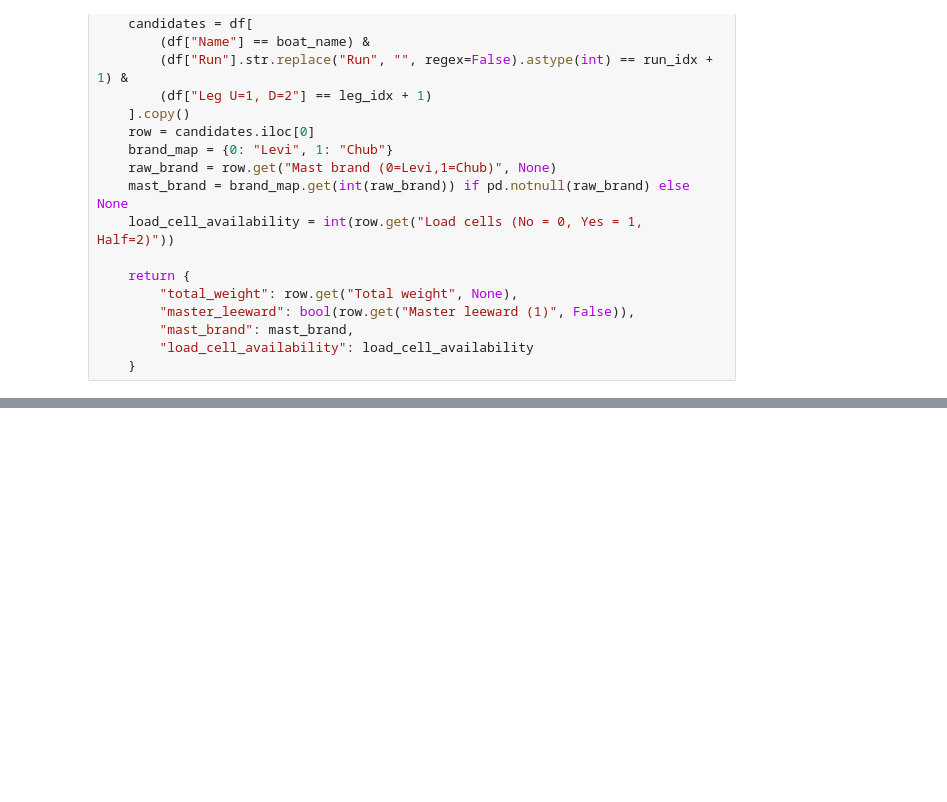
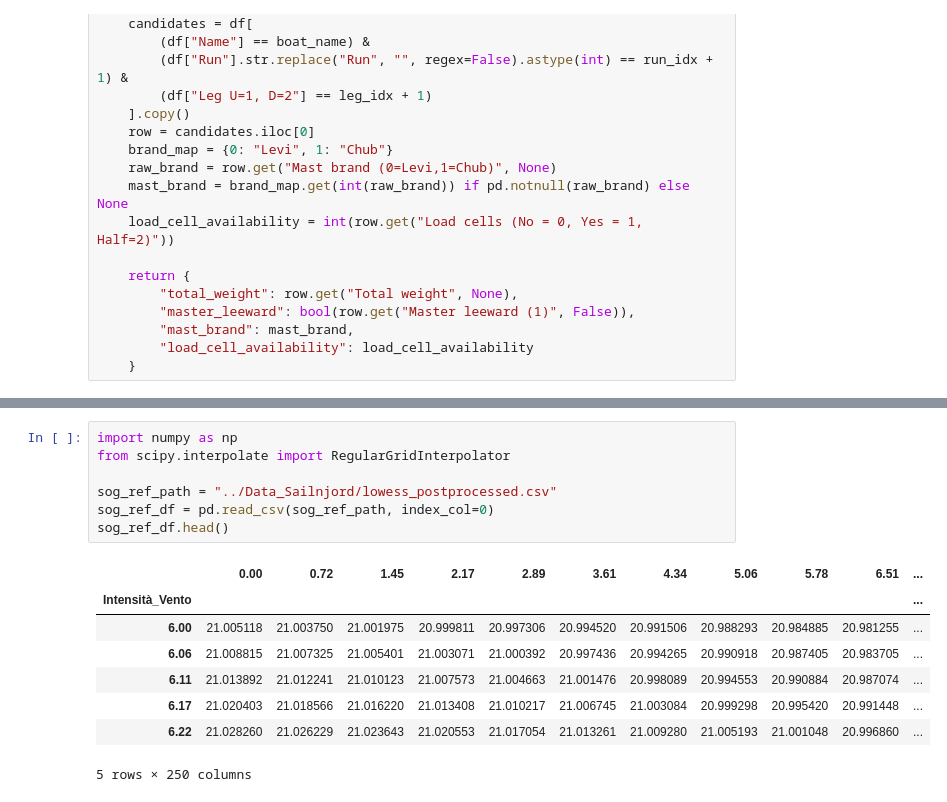
Before and after one commit to RomainCorbel/FormulaKiteDataAnalysis, a Jupyter notebook: Straight Run_hyeres/AddInfoToSummary.ipynb, the cells around one changed output, grey strips where cells are left out. Cells and saved outputs as stored; diff of their text form; blank space fills up the shorter version.

```diff
--- a/Straight Run_hyeres/AddInfoToSummary.ipynb
+++ b/Straight Run_hyeres/AddInfoToSummary.ipynb
@@ -107,3 +126,19 @@ print(f"✅ Résumé enrichi sauvé dans {output_file}")
 ../Data_Sailnjord/Hyères November 2025/Straight_lines\26_11_2025\Interview and equipment
 ../Data_Sailnjord/Hyères November 2025/Straight_lines\27_11_2025\Interview and equipment
 ✅ Résumé enrichi sauvé dans summary_enriched.json
+# %%
+import numpy as np
+from scipy.interpolate import RegularGridInterpolator
+
+sog_ref_path = "../Data_Sailnjord/lowess_postprocessed.csv"
+sog_ref_df = pd.read_csv(sog_ref_path, index_col=0)
+sog_ref_df.head()
+# %% [output]
+|  | 0.00 | 0.72 | 1.45 | 2.17 | 2.89 | 3.61 | 4.34 | 5.06 | 5.78 | 6.51 | ... |
+| Intensità_Vento |  |  |  |  |  |  |  |  |  |  | ... |
+| 6.00 | 21.005118 | 21.003750 | 21.001975 | 20.999811 | 20.997306 | 20.994520 | 20.991506 | 20.988293 | 20.984885 | 20.981255 | ... |
+| 6.06 | 21.008815 | 21.007325 | 21.005401 | 21.003071 | 21.000392 | 20.997436 | 20.994265 | 20.990918 | 20.987405 | 20.983705 | ... |
+| 6.11 | 21.013892 | 21.012241 | 21.010123 | 21.007573 | 21.004663 | 21.001476 | 20.998089 | 20.994553 | 20.990884 | 20.987074 | ... |
+| 6.17 | 21.020403 | 21.018566 | 21.016220 | 21.013408 | 21.010217 | 21.006745 | 21.003084 | 20.999298 | 20.995420 | 20.991448 | ... |
+| 6.22 | 21.028260 | 21.026229 | 21.023643 | 21.020553 | 21.017054 | 21.013261 | 21.009280 | 21.005193 | 21.001048 | 20.996860 | ... |
+5 rows × 250 columns
```
Also changed, not shown: parts of 5 cells of this notebook, 24 other files.
